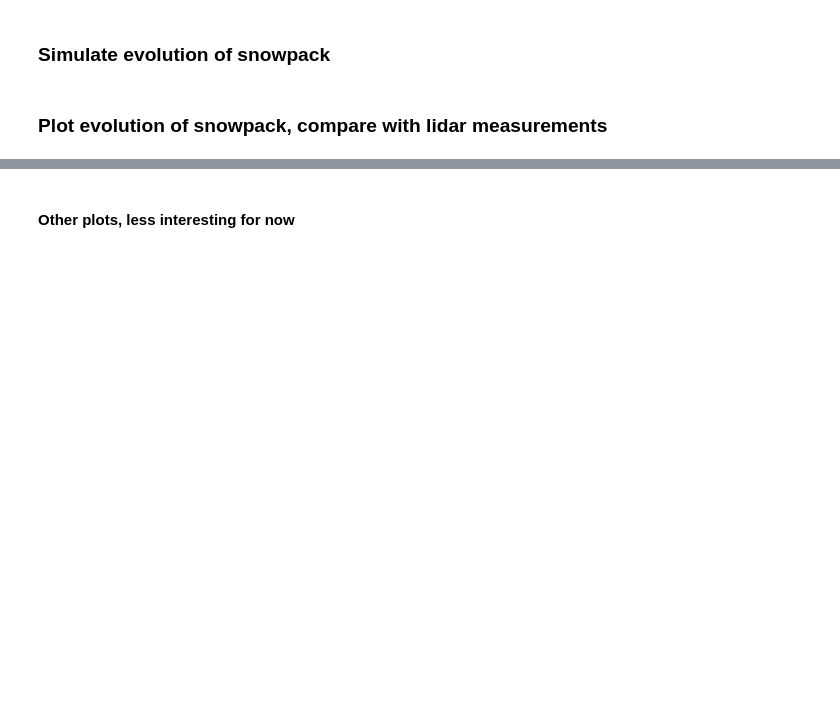
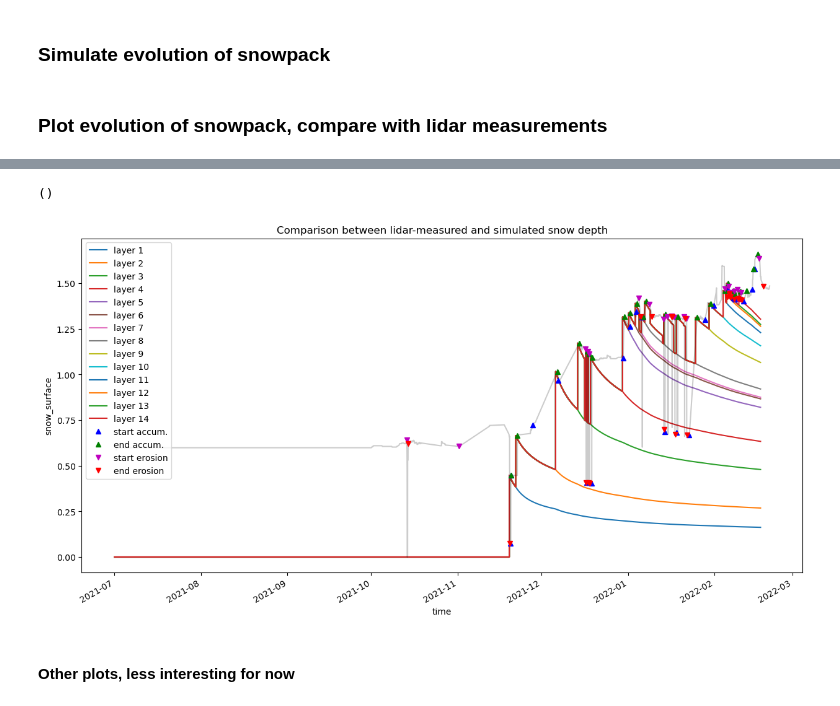
Before and after one commit to Mathilde-Bnt/MB_little_awk, a Jupyter notebook: falls_detection_and_snow_model/02-combining_snowfall_detection_and_compaction.ipynb, the cells around one changed output, grey strips where cells are left out. Cells and saved outputs as stored; diff of their text form; code cells hidden in the pictures; blank space fills up the shorter version.

```diff
--- a/falls_detection_and_snow_model/02-combining_snowfall_detection_and_compaction.ipynb
+++ b/falls_detection_and_snow_model/02-combining_snowfall_detection_and_compaction.ipynb
@@ -318,5 +462,9 @@ end_erosion_times = (pd.to_datetime(end_erosion_times.time).astype(int) - data_s
 ro_layer_evolution, depth_evolution, temperature_evolution = simulate_snowpack_evolution(data_set_used, x_sel, y_sel, nb_iterations, end_accumulation_times, end_erosion_times,
                                                                                         start_accumulation, end_accumulation, start_erosion, end_erosion,
                                                                                         jj, dt, ro_layer, ro_water, ro_ice, t_old, tf, tsfc, dy_snow, gamma, cp_snow, melt_flag, a1, a2)
+
+ro_layer_evolution_artif, depth_evolution_artif, temperature_evolution_artif = simulate_snowpack_evolution_artif(data_set_used, x_sel, y_sel, nb_iterations, end_accumulation_times, end_erosion_times,
+                                                                                        start_accumulation, end_accumulation, start_erosion, end_erosion,
+                                                                                        jj, dt, ro_layer, ro_water, ro_ice, t_old, tf, tsfc, dy_snow, gamma, cp_snow, melt_flag, a1, a2)
 # %% [markdown]
 ### Plot evolution of snowpack, compare with lidar measurements
@@ -372,6 +482,14 @@ Text(0.5, 1.0, 'Comparison between lidar-measured and simulated snow depth')
 # we reduce it and thus create a small layer.
 
 # The code does what we want it to correctly, even though looking at the curves may be confusing because we cannot see the discretization directly.
+# %%
+data_start_date = pd.to_datetime('2021-07-01T00:00')
+
+plot_simul_and_signal(data_set_used, x_sel, y_sel, depth_evolution_artif, 14, data_start_date, dt, nb_iterations,
+                          start_accumulation, end_accumulation, start_erosion, end_erosion)
+# %% [output]
+()
+[figure, added]
 # %% [markdown]
 #### Other plots, less interesting for now
 # %%
```
Also changed, not shown: parts of 7 cells of this notebook.
